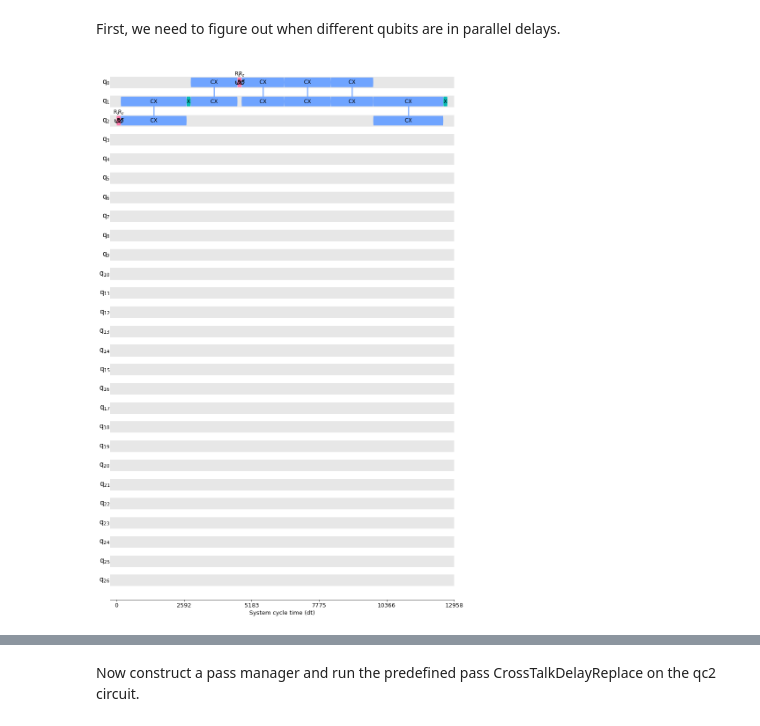
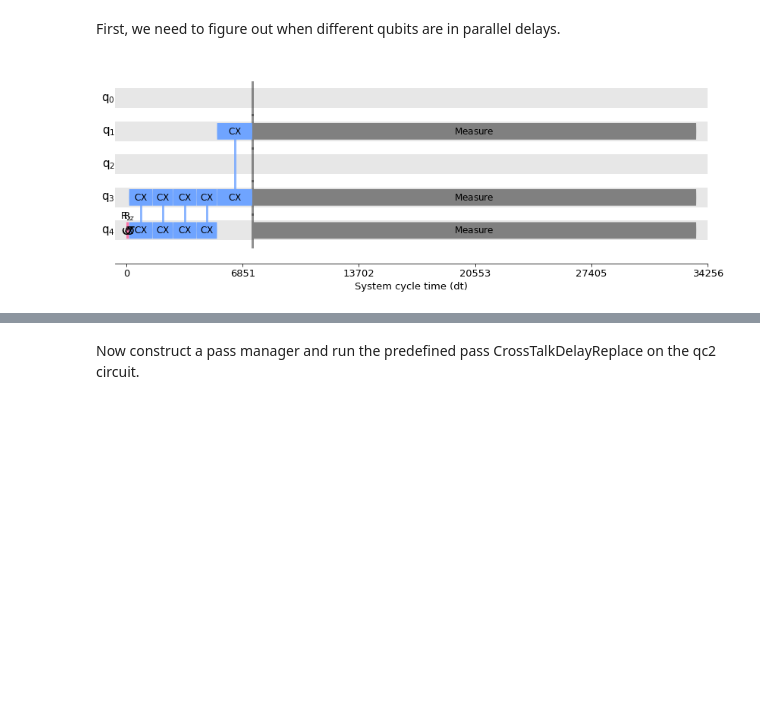
Before and after one commit to etdickey/RelaxationAndCrossTalkError, a Jupyter notebook: CrossTalkModeling.ipynb, the cells around one changed output, grey strips where cells are left out. Drawn from its saved outputs; the diff is of its cells as text; code cells hidden in the pictures; blank space fills up the shorter version.

```diff
--- a/CrossTalkModeling.ipynb
+++ b/CrossTalkModeling.ipynb
@@ -253,23 +311,29 @@ class CrossTalkDelayReplace(TransformationPass):
 # %%
 #Visualizing the scheduling of a circuit
 from qiskit import QuantumCircuit, transpile, schedule
 from qiskit.visualization.timeline import draw
-from qiskit.test.mock import FakeParis #test on FakeVigo (5 qubit simulator)
+from qiskit.test.mock import FakeVigo #test on FakeVigo (5 qubit simulator)
 
 qc = QuantumCircuit(3)
 qc.h(0)
-qc.cx(0,1)
-qc.x(1)
-qc.cx(1,2)
-qc.h(2)
-qc.cx(2, 0)
-qc.x(2)
+qc.cx(0, 1)
+qc.cx(0, 2)
+qc.measure_all()
+# qc = QuantumCircuit(3)
+# qc.h(0)
+# qc.cx(0,1)
+# qc.x(1)
+# qc.cx(1,2)
+# qc.h(2)
+# qc.cx(2, 0)
+# qc.x(2)
+# qc.measure_all()
 
-backend = FakeParis()
+backend = FakeVigo() #FakeParis
 qc = transpile(qc, backend, scheduling_method='alap')
 draw(qc)
 # %% [output]
-[figure, old version]
+[figure, new version]
 # %%
 qc.draw(fold=-1)
 # %% [output]
```
Also changed, not shown: parts of 7 cells of this notebook, 3 other files.
